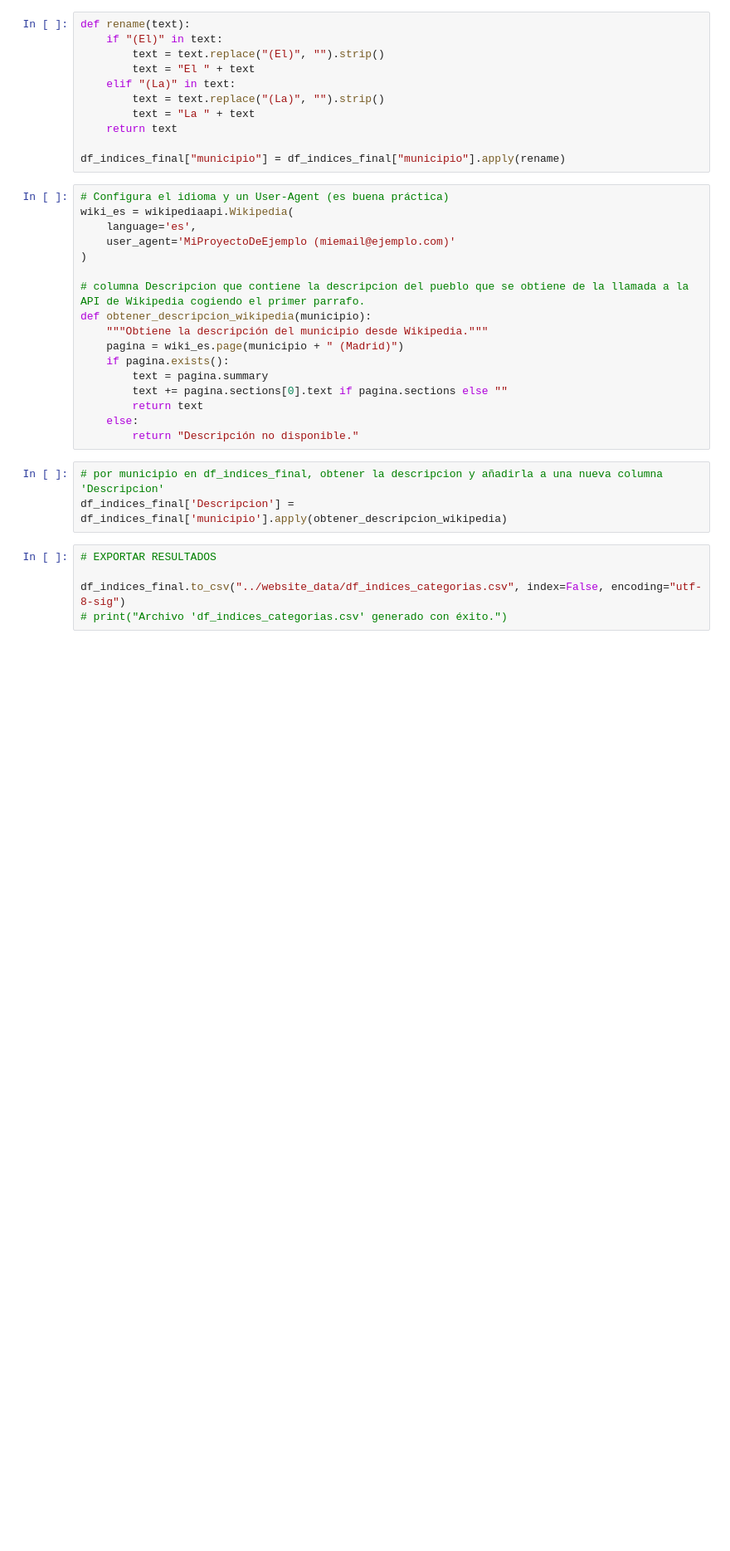
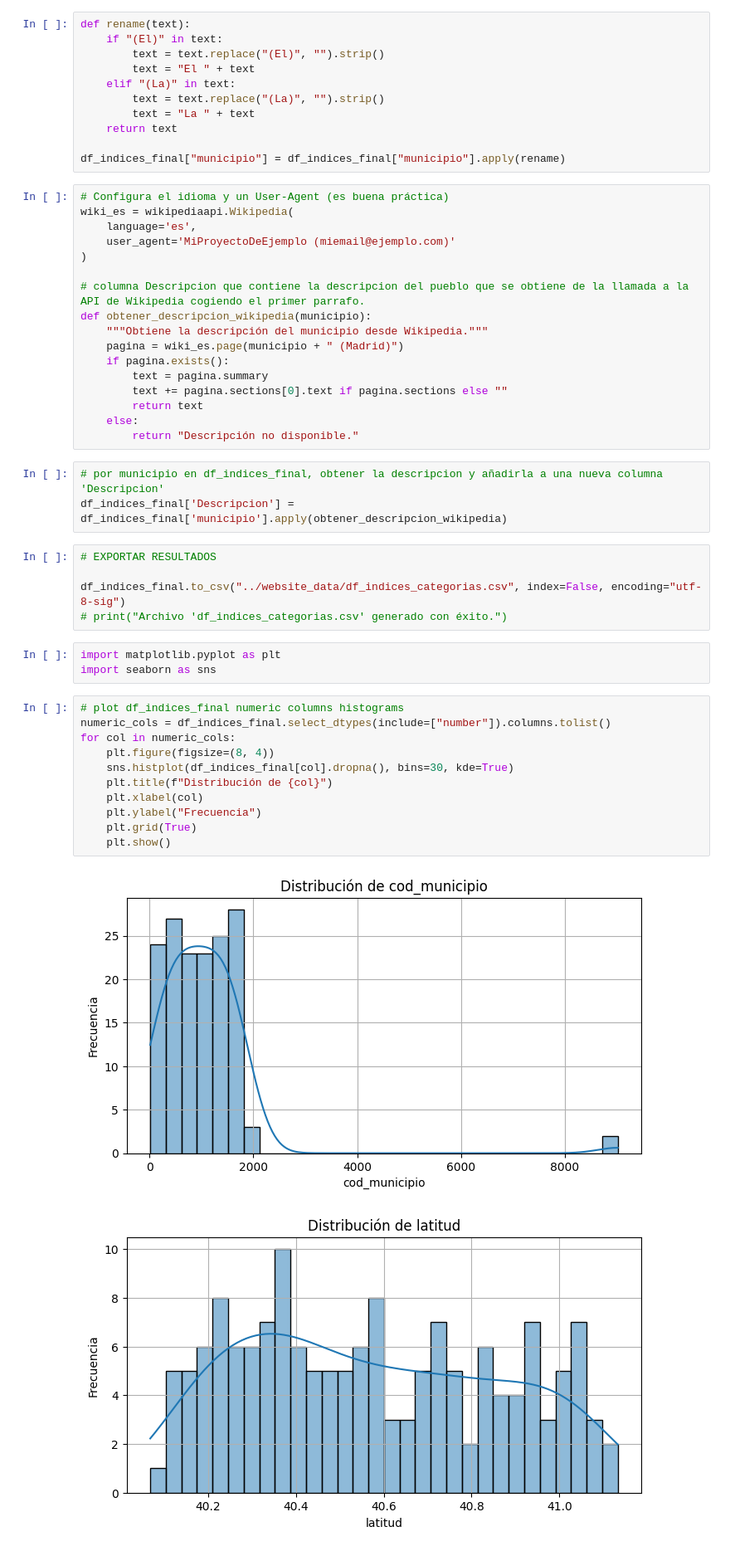
Before and after one commit to SYJUN107/Datathon-LODCORE-Madrid-2025, a Jupyter notebook: scripts/3-Main_Data.ipynb, the cells around one changed output. Shown at 83% size. Drawn from its saved outputs; the diff is of its cells as text; blank space fills up the shorter version.

```diff
--- a/scripts/3-Main_Data.ipynb
+++ b/scripts/3-Main_Data.ipynb
@@ -1450,3 +1450,20 @@ df_indices_final['Descripcion'] = df_indices_final['municipio'].apply(obtener_de
 
 df_indices_final.to_csv("../website_data/df_indices_categorias.csv", index=False, encoding="utf-8-sig")
 # print("Archivo 'df_indices_categorias.csv' generado con éxito.")
+# %%
+import matplotlib.pyplot as plt
+import seaborn as sns
+# %%
+# plot df_indices_final numeric columns histograms
+numeric_cols = df_indices_final.select_dtypes(include=["number"]).columns.tolist()
+for col in numeric_cols:
+    plt.figure(figsize=(8, 4))
+    sns.histplot(df_indices_final[col].dropna(), bins=30, kde=True)
+    plt.title(f"Distribución de {col}")
+    plt.xlabel(col)
+    plt.ylabel("Frecuencia")
+    plt.grid(True)
+    plt.show()
+# %% [output]
+[figure, added]
+[figure, added]
```
Also changed, not shown: parts of 1 cell of this notebook, 4 other files.
